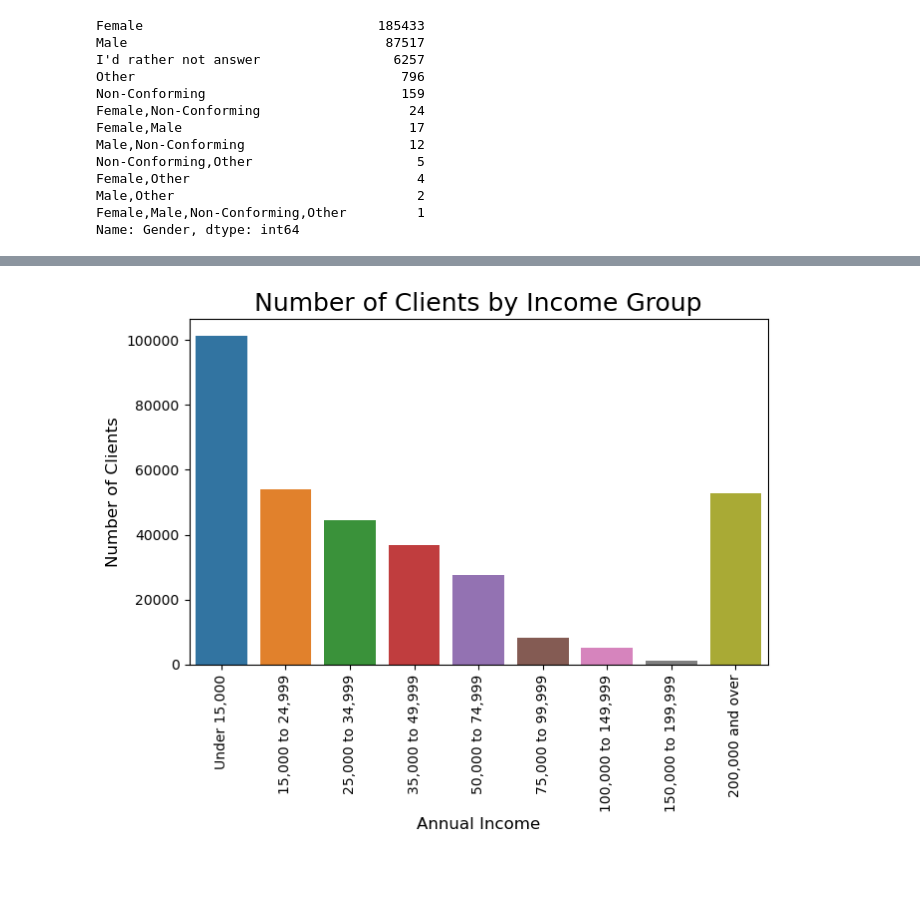
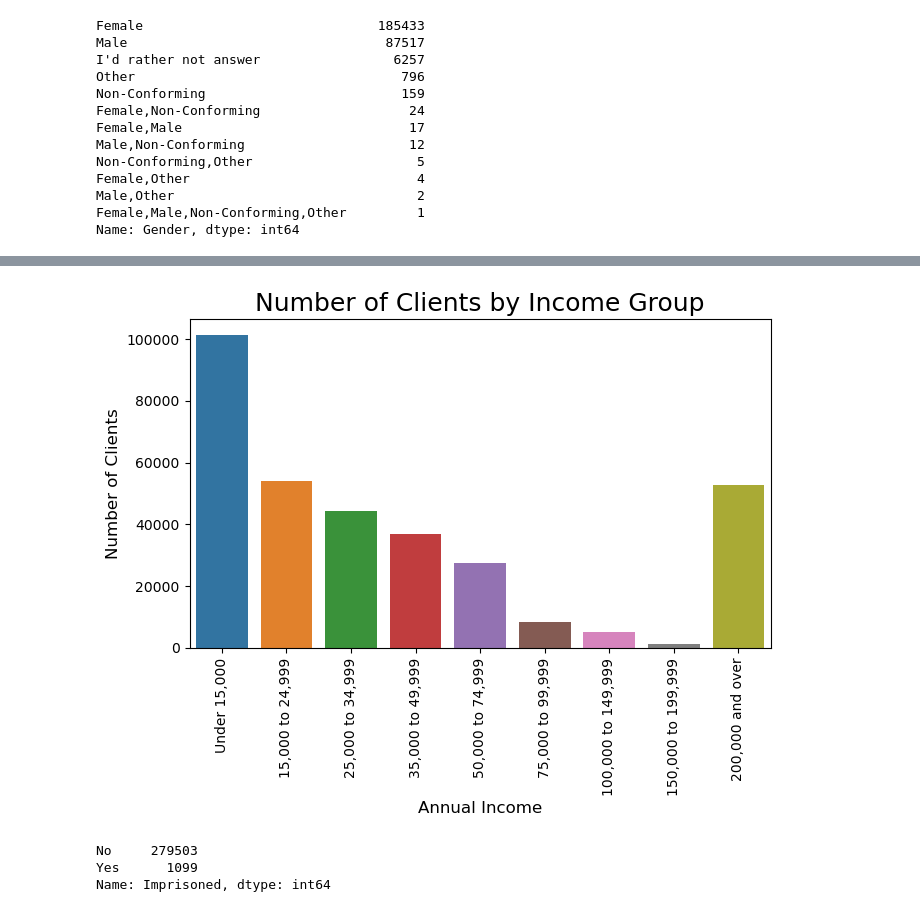
Before and after one commit to bvaduri255/unicornsdatafest, a Jupyter notebook: clientanalysis.ipynb, the cells around one changed output, grey strips where cells are left out. Cells and saved outputs as stored; diff of their text form; code cells hidden in the pictures; blank space fills up the shorter version.

```diff
--- a/clientanalysis.ipynb
+++ b/clientanalysis.ipynb
@@ -131,13 +132,19 @@ for item in annual_incomes:
 # %%
 plt.figure(figsize = (7.5,4.5))
 sns.barplot(x = income_cats, y = income_freq)
 plt.xticks(rotation = 90)
 plt.xlabel("Annual Income", size = 12)
 plt.ylabel("Number of Clients", size = 12)
 plt.title("Number of Clients by Income Group", size = 18)
 plt.savefig('figures/annualincomedistribution.png')
+plt.subplots_adjust(bottom=0.15)
 plt.show()
 # %% [output]
-[figure, old version]
+[figure, new version]
 # %%
-in_prison = client_df[]
+in_prison = client_df["Imprisoned"]
+in_prison.value_counts()
+# %% [output]
+No     279503
+Yes      1099
+Name: Imprisoned, dtype: int64
```
Also changed, not shown: parts of 1 cell of this notebook, 5 other files.
